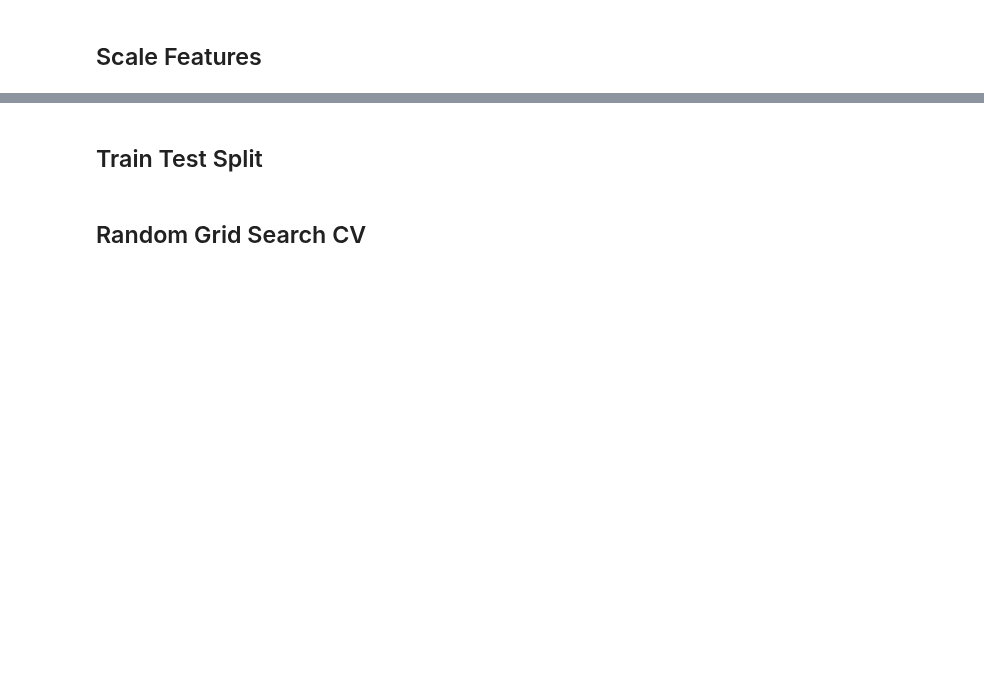
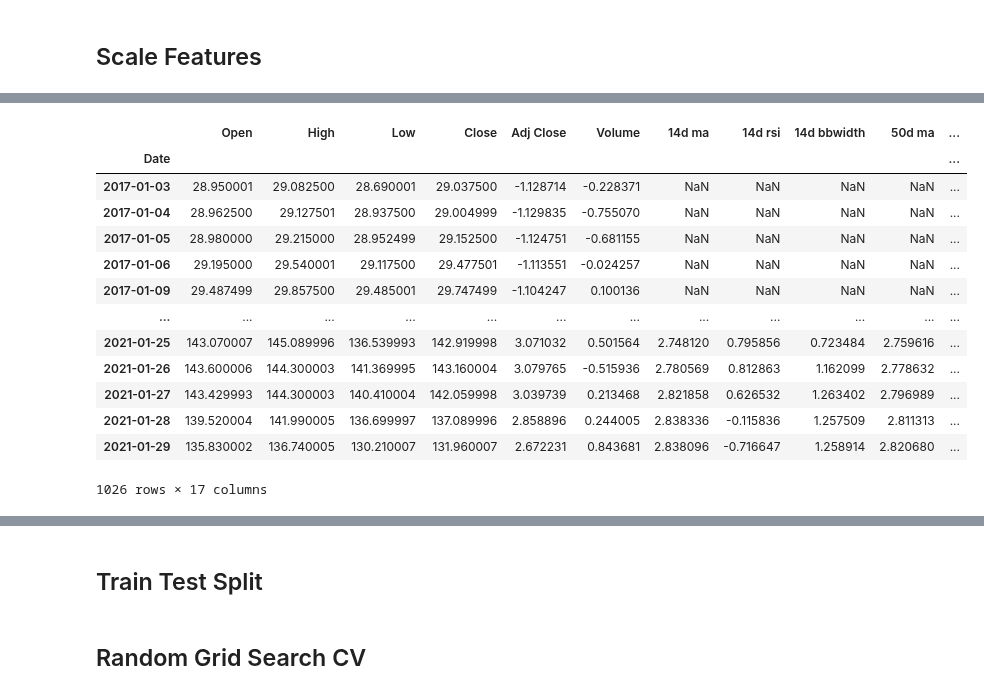
Before and after one commit to ivanlimsy/iOracle, a Jupyter notebook: notebooks/iOracle Random Forest Regressor - Brendan.ipynb, the cells around one changed output, grey strips where cells are left out. Saved outputs shown, nothing was run; the diff lists cells and outputs as text; code cells hidden in the pictures; blank space fills up the shorter version.

```diff
--- a/notebooks/iOracle Random Forest Regressor - Brendan.ipynb
+++ b/notebooks/iOracle Random Forest Regressor - Brendan.ipynb
@@ -86,8 +94,0 @@ aapl_data
-# %%
-aapl_data['1d_vol_change'] = aapl_data['Volume'].pct_change()
-
-volume_features = ['1d_vol_change']
-feature_names.extend(volume_features)
-# %%
-aapl_data['5d_future_close'] = aapl_data['Adj Close'].shift(-5)
-aapl_data['5d_close_future_pct'] = aapl_data['5d_future_close'].pct_change(5) * 100
@@ -118,3 +94,0 @@ aapl_data.head(25)
-# %%
-aapl_data.dropna(inplace=True)
-aapl_data
@@ -136,9 +127,10 @@ aapl_data
 # %% [markdown]
 ## Scale Features
 # %%
-#Instantiate scaler
-scaler = StandardScaler()
-#fit and transform features
-aapl_data[feature_names] = scaler.fit_transform(aapl_data[feature_names])
-#Show scaled features
-aapl_data[feature_names]
+def scale_features(df):
+    #Instantiate scaler
+    scaler = StandardScaler()
+    #fit and transform features
+    df[feature_names] = scaler.fit_transform(df[feature_names])
+    #Show scaled features
+    return df
@@ -159,0 +137,19 @@ aapl_data[feature_names]
+# %%
+# Scale features only but not target label
+aapl_data = scale_features(aapl_data)
+aapl_data
+# %% [output]
+|  | Open | High | Low | Close | Adj Close | Volume | 14d ma | 14d rsi | 14d bbwidth | 50d ma | ... |
+| Date |  |  |  |  |  |  |  |  |  |  | ... |
+| 2017-01-03 | 28.950001 | 29.082500 | 28.690001 | 29.037500 | -1.128714 | -0.228371 | NaN | NaN | NaN | NaN | ... |
+| 2017-01-04 | 28.962500 | 29.127501 | 28.937500 | 29.004999 | -1.129835 | -0.755070 | NaN | NaN | NaN | NaN | ... |
+| 2017-01-05 | 28.980000 | 29.215000 | 28.952499 | 29.152500 | -1.124751 | -0.681155 | NaN | NaN | NaN | NaN | ... |
+| 2017-01-06 | 29.195000 | 29.540001 | 29.117500 | 29.477501 | -1.113551 | -0.024257 | NaN | NaN | NaN | NaN | ... |
+| 2017-01-09 | 29.487499 | 29.857500 | 29.485001 | 29.747499 | -1.104247 | 0.100136 | NaN | NaN | NaN | NaN | ... |
+| ... | ... | ... | ... | ... | ... | ... | ... | ... | ... | ... | ... |
+| 2021-01-25 | 143.070007 | 145.089996 | 136.539993 | 142.919998 | 3.071032 | 0.501564 | 2.748120 | 0.795856 | 0.723484 | 2.759616 | ... |
+| 2021-01-26 | 143.600006 | 144.300003 | 141.369995 | 143.160004 | 3.079765 | -0.515936 | 2.780569 | 0.812863 | 1.162099 | 2.778632 | ... |
+| 2021-01-27 | 143.429993 | 144.300003 | 140.410004 | 142.059998 | 3.039739 | 0.213468 | 2.821858 | 0.626532 | 1.263402 | 2.796989 | ... |
+| 2021-01-28 | 139.520004 | 141.990005 | 136.699997 | 137.089996 | 2.858896 | 0.244005 | 2.838336 | -0.115836 | 1.257509 | 2.811313 | ... |
+| 2021-01-29 | 135.830002 | 136.740005 | 130.210007 | 131.960007 | 2.672231 | 0.843681 | 2.838096 | -0.716647 | 1.258914 | 2.820680 | ... |
+1026 rows × 17 columns
```
Also changed, not shown: parts of 27 cells of this notebook.
